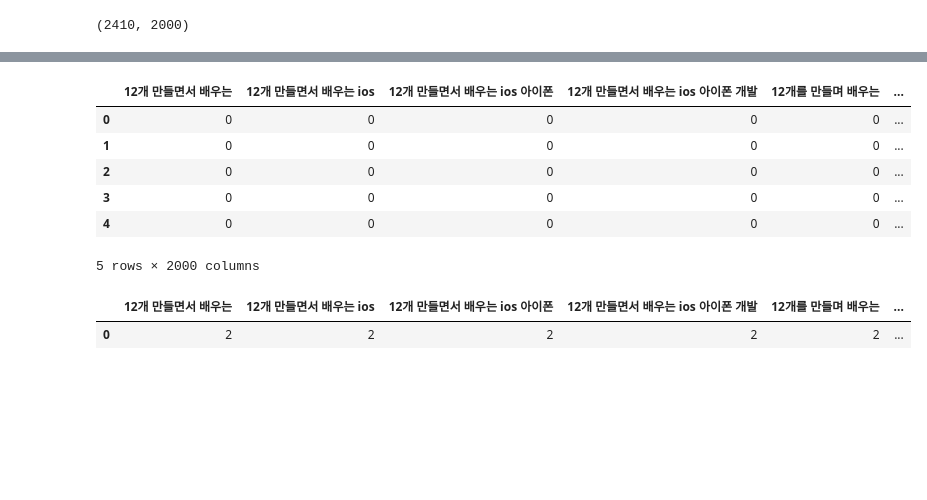
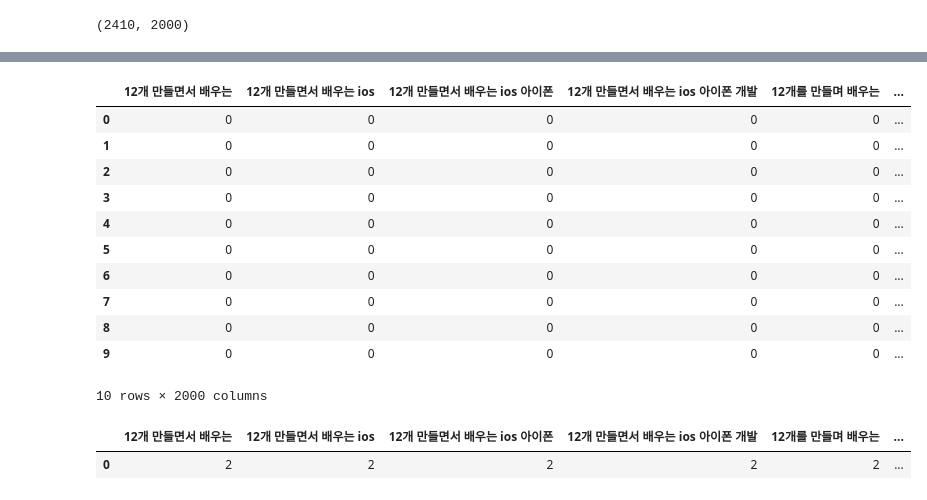
Before and after one commit to sloway/books, a Jupyter notebook: todaycode/inflearn-new-year-event-2020/02-inflearn-newyear-event-text-analysis.ipynb, the cells around one changed output, grey strips where cells are left out. Saved outputs shown, nothing was run; the diff lists cells and outputs as text; code cells hidden in the pictures; blank space fills up the shorter version.

```diff
--- a/todaycode/inflearn-new-year-event-2020/02-inflearn-newyear-event-text-analysis.ipynb
+++ b/todaycode/inflearn-new-year-event-2020/02-inflearn-newyear-event-text-analysis.ipynb
@@ -204,11 +239,17 @@ vocab[:10]
 # %%
-pd.DataFrame(feature_vector[0:10].toarray(), columns=vocab ).head()
+pd.DataFrame(feature_vector[0:10].toarray(), columns=vocab )
+# This dataframe is very very sparse
 # %% [output]
 |  | 12개 만들면서 배우는 | 12개 만들면서 배우는 ios | 12개 만들면서 배우는 ios 아이폰 | 12개 만들면서 배우는 ios 아이폰 개발 | 12개를 만들며 배우는 | ... |
 | 0 | 0 | 0 | 0 | 0 | 0 | ... |
 | 1 | 0 | 0 | 0 | 0 | 0 | ... |
 | 2 | 0 | 0 | 0 | 0 | 0 | ... |
 | 3 | 0 | 0 | 0 | 0 | 0 | ... |
 | 4 | 0 | 0 | 0 | 0 | 0 | ... |
+| 5 | 0 | 0 | 0 | 0 | 0 | ... |
+| 6 | 0 | 0 | 0 | 0 | 0 | ... |
+| 7 | 0 | 0 | 0 | 0 | 0 | ... |
+| 8 | 0 | 0 | 0 | 0 | 0 | ... |
+| 9 | 0 | 0 | 0 | 0 | 0 | ... |
-5 rows × 2000 columns
+10 rows × 2000 columns
 # %%
```
Also changed, not shown: parts of 29 cells of this notebook, 2 other files.
